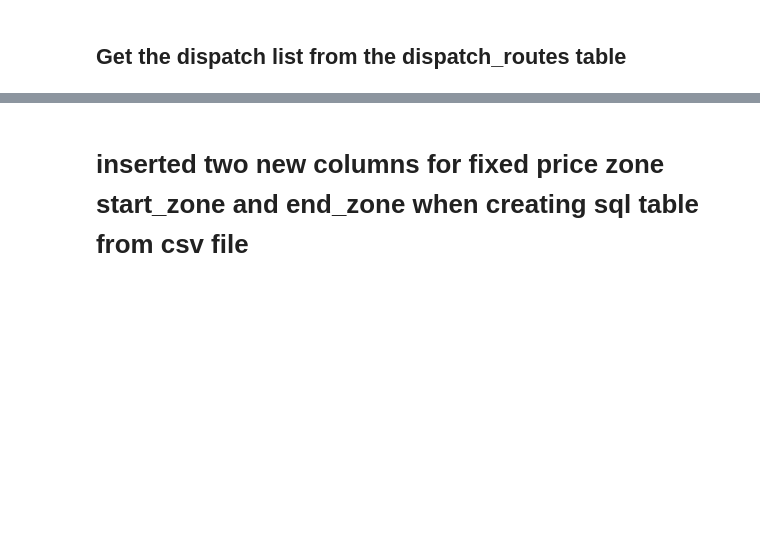
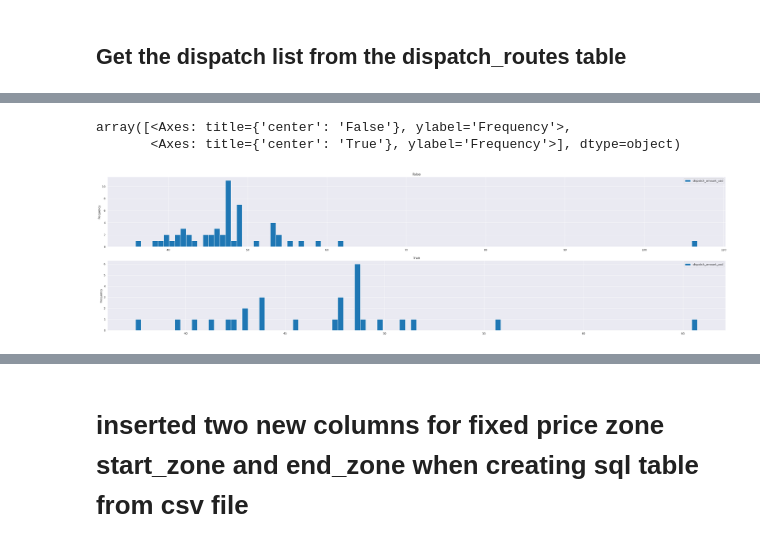
Before and after one commit to Binjian/pricing, a Jupyter notebook: nbs/01.data.database.processing.sql3.ipynb, the cells around one changed output, grey strips where cells are left out. Cells and saved outputs as stored; diff of their text form; code cells hidden in the pictures; blank space fills up the shorter version.

Commit message:
[add] cost anayslysis sweep, holidays

```diff
--- a/nbs/01.data.database.processing.sql3.ipynb
+++ b/nbs/01.data.database.processing.sql3.ipynb
@@ -508,0 +577,14 @@ df
+# %%
+# import numpy as np
+def get_cost_profit(x):
+    # c = x[x['trip_no']>=0]['dispatch_amount_usd'].median()
+    # x['cost'] = 1 # x['dispatch_amount_usd']
+    # x['dispatch_amount_usd'] = x['dispatch_amount_usd']* x['rate']
+    cost = x[x['trip_no']>=0]['dispatch_amount_usd'].mean()
+    x['cost'] = cost
+    profit = x[x['trip_no']==-1]['dispatch_amount_usd'].mean()/x['trip_count'].mean() - cost
+    x['profit'] = profit
+    x['profit_rate'] = profit/ cost
+
+    # x['profit'] = x[x['trip_no']==-1]['dispatch_amount_usd'] - c
+    return x
@@ -508,0 +593,4 @@ df
+# %%
+# df.groupby('ride_id')[['dispatch_amount_usd','trip_no']].apply(lambda x: x[x['trip_no']==-1], include_groups=True)
+df_valid_price_samples = df.groupby('ride_id').apply(get_cost_profit, include_groups=False).dropna(subset=['cost','profit','profit_rate'], how='any')
+df_valid_price_samples
@@ -508,0 +614,3 @@ df
+# %%
+df_valid_price_samples1 = df_valid_price_samples.reset_index()
+df_valid_price_samples1
@@ -508,0 +631,3 @@ df
+# %%
+df_ride_deduplication = df_valid_price_samples1.drop_duplicates(subset=['ride_id'],keep='first')
+df_ride_deduplication
@@ -508,0 +648,6 @@ df
+# %%
+df_ride_deduplication.plot.hist(bins=100, column=['dispatch_amount_usd'], by='peak_time', figsize=(40,10))
+# %% [output]
+array([<Axes: title={'center': 'False'}, ylabel='Frequency'>,
+       <Axes: title={'center': 'True'}, ylabel='Frequency'>], dtype=object)
+[figure, added]
```
Also changed, not shown: parts of 89 cells of this notebook, 8 other files.
